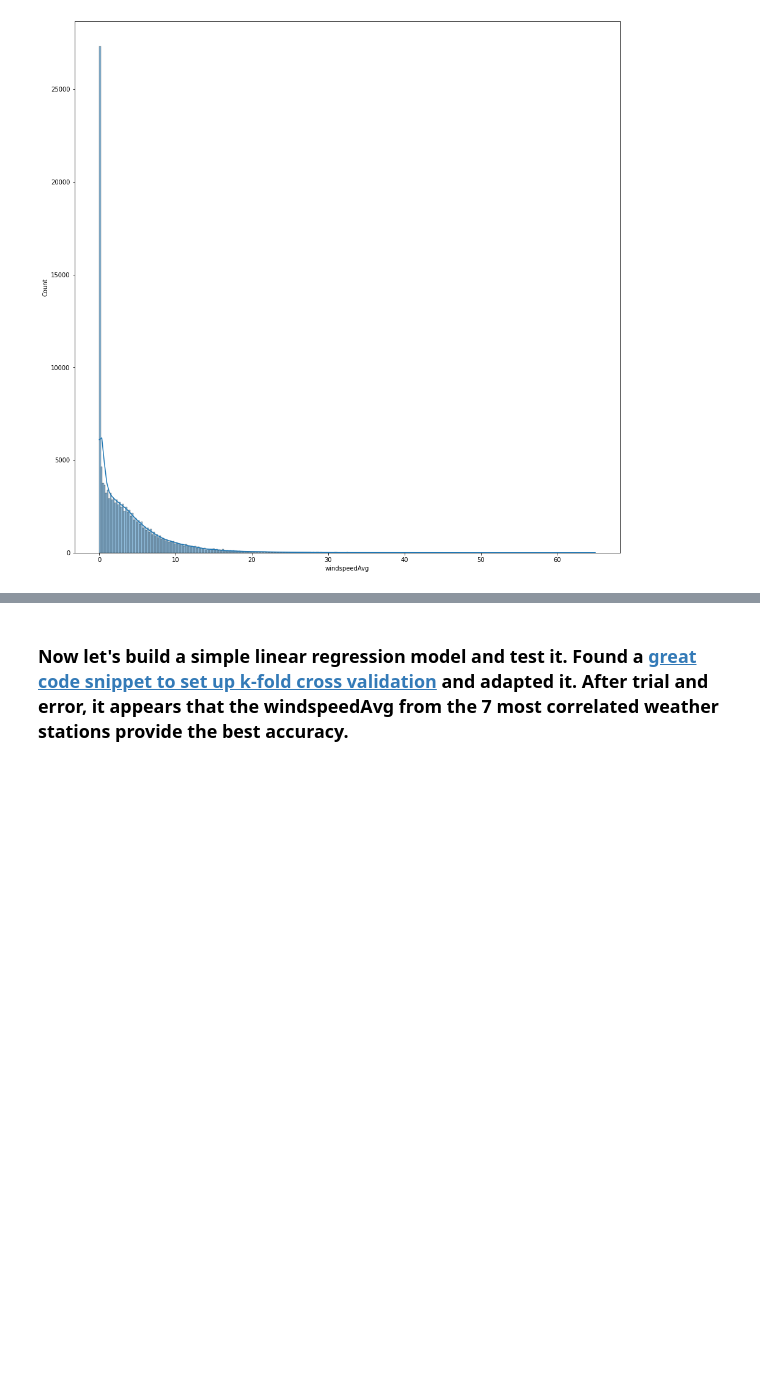
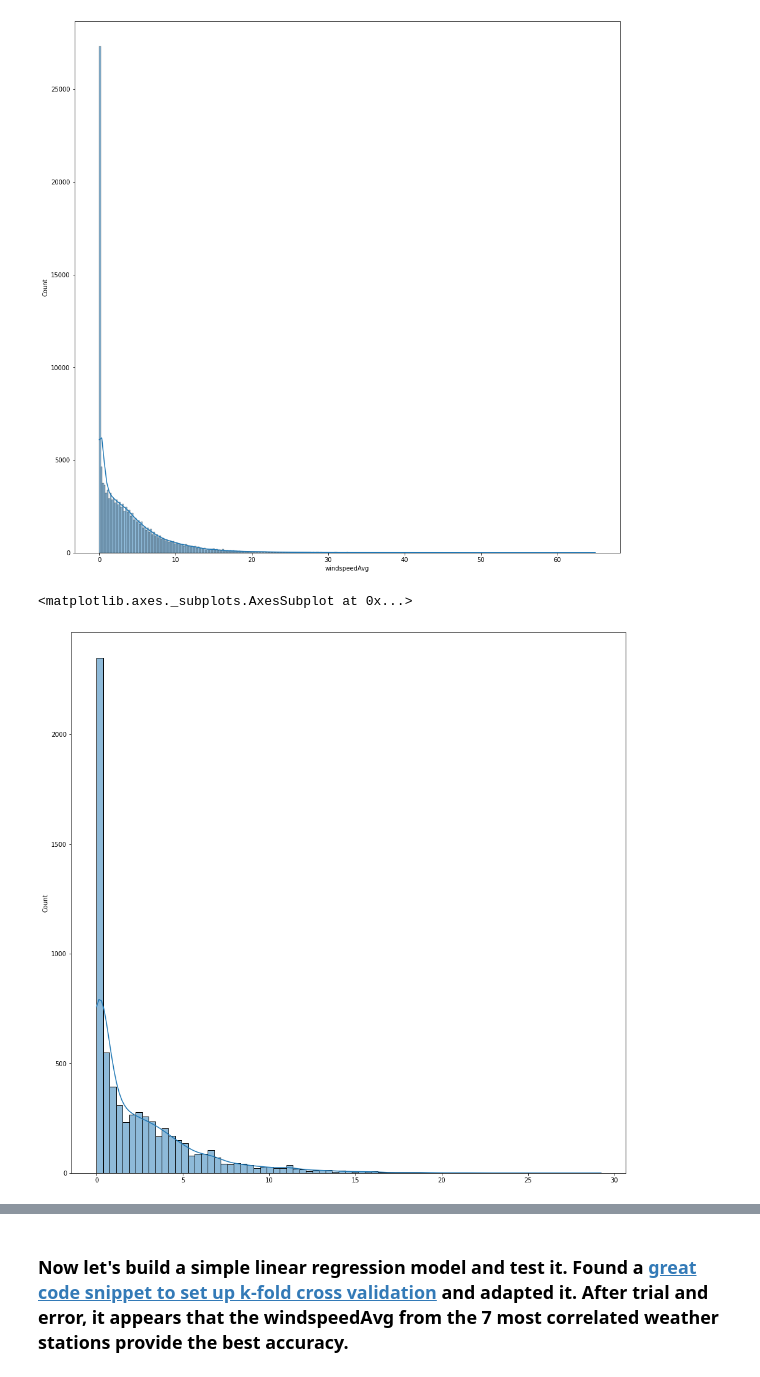
Before and after one commit to riverdogcabin/PSDS4900, a Jupyter notebook: wu_observation_modeling.ipynb, the cells around one changed output, grey strips where cells are left out. Cells and saved outputs as stored; diff of their text form; code cells hidden in the pictures; blank space fills up the shorter version.

```diff
--- a/wu_observation_modeling.ipynb
+++ b/wu_observation_modeling.ipynb
@@ -161,6 +182,16 @@ sns.histplot(data=df, x="windspeedAvg", kde=True,ax=ax)
 # %% [output]
 <matplotlib.axes._subplots.AxesSubplot at 0x...>
 [figure]
+# %%
+to_plot = []
+for col in df_reshaped.columns:
+  to_plot += df_reshaped[col].to_list()
+
+fig, ax = plt.subplots(figsize=(16,16))
+sns.histplot(data=to_plot, kde=True,ax=ax)
+# %% [output]
+<matplotlib.axes._subplots.AxesSubplot at 0x...>
+[figure, added]
 # %%
 df_reshaped, num_dropped = get_top_n_correlated(df,corr_df,num_stations=5)
 
```
Also changed, not shown: parts of 3 cells of this notebook.
